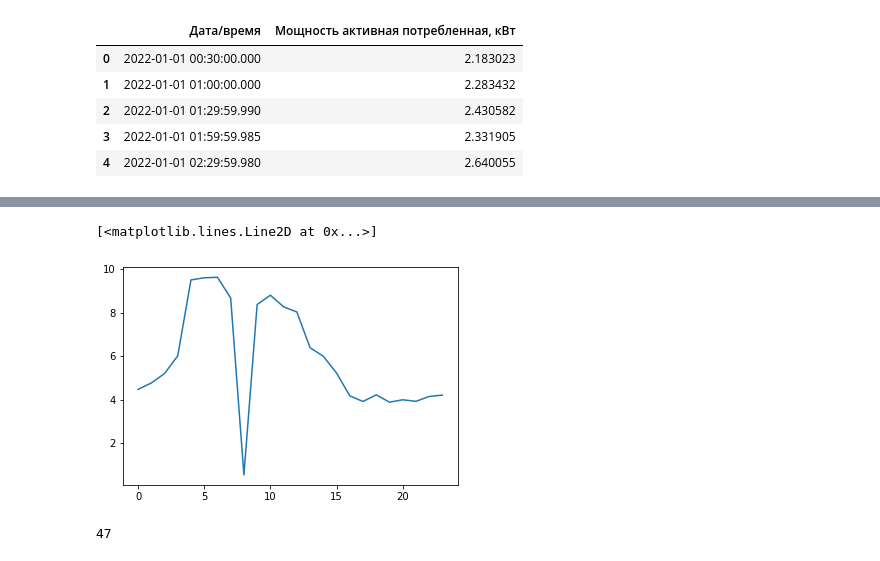
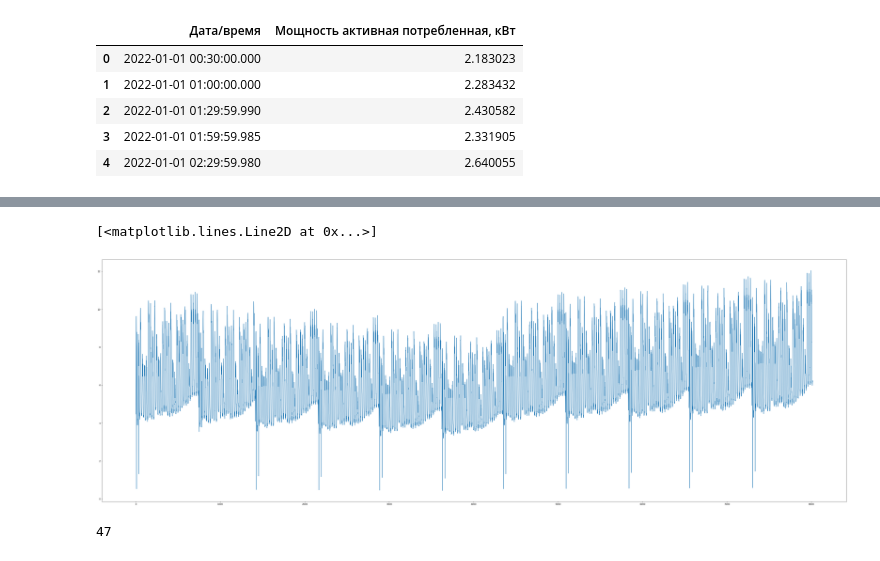
Before and after one commit to Argen7umCode/energy_prediction, a Jupyter notebook: data processing.ipynb, the cells around one changed output, grey strips where cells are left out. Drawn from its saved outputs; the diff is of its cells as text; code cells hidden in the pictures.

```diff
--- a/data processing.ipynb
+++ b/data processing.ipynb
@@ -41,2 +42,7 @@ def split_date(df):
+# %%
+def round_minutes(df):
+    new_df = deepcopy(df)
+    new_df['Час'].iloc[df[df['Минута'] != 0].index] += 1
+    return new_df
 # %%
 new_df = join_halfs_hour(df)
@@ -50,0 +69,3 @@ new_df.shape[0]/24/7
+# %%
+new_df = round_minutes(new_df)
+new_df.drop(columns=['Минута'], inplace=True)
@@ -51,8 +94,9 @@ new_df.shape[0]/24/7
 # %%
-plt.plot(np.arange(24), new_df.iloc[:24, 0])
+plt.figure(figsize=(60,20))
+plt.plot(np.arange(new_df.iloc[:, 0].shape[0]), new_df.iloc[:, 0])
 # %% [output]
 [<matplotlib.lines.Line2D at 0x...>]
-[figure, old version]
+[figure, new version]
 # %%
 weaks_to_plot = int(np.floor(new_df.shape[0]/24/7))
 print(weaks_to_plot)
```
Also changed, not shown: parts of 21 cells of this notebook, 3 other files.
